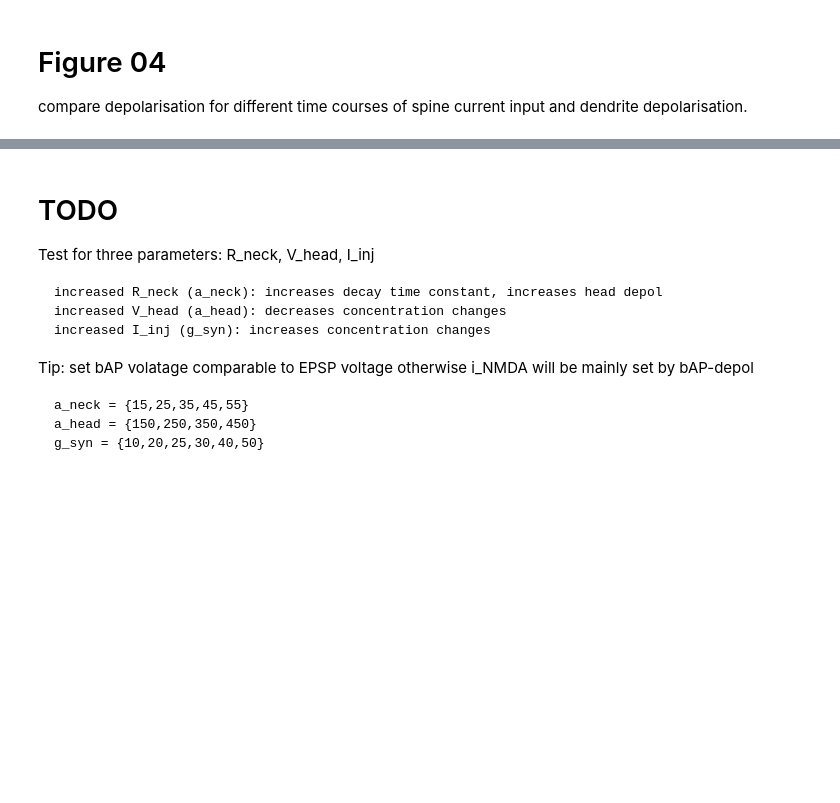
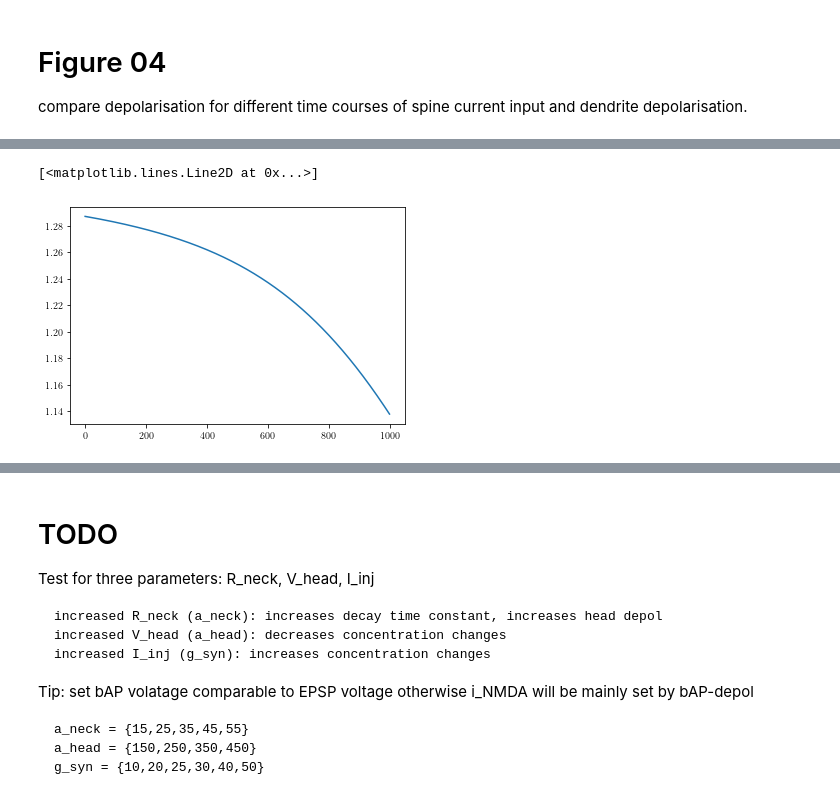
Before and after one commit to feblmu/Eberhardt2024Ion-concentration, a Jupyter notebook: notebooks/Figure04.ipynb, the cells around one changed output, grey strips where cells are left out. Saved outputs shown, nothing was run; the diff lists cells and outputs as text; code cells hidden in the pictures; blank space fills up the shorter version.

```diff
--- a/notebooks/Figure04.ipynb
+++ b/notebooks/Figure04.ipynb
@@ -124,6 +90,14 @@ plt.show()
 # %%
-v = np.linspace(-100, 0,1000)
-g = g_NMDAR_CA1(v)
+v = np.linspace(-100, -50,1000)
+v2 = v+4.
+g1 = g_NMDAR_CA1(v)
+g2 = g_NMDAR_CA1(v2)
+i1 = g1 * v
+i2 = g2 * v2
+plt.plot(i2/i1)
+# %% [output]
+[<matplotlib.lines.Line2D at 0x...>]
+[figure, added]
 # %%
 def ax_NMDAR_current(fig, pos, a, b):
     g_NMDAR_CA1 = get_normalized_NMDAR_conductance(a=a, b=b)
```
Also changed, not shown: parts of 18 cells of this notebook, 8 other files.
